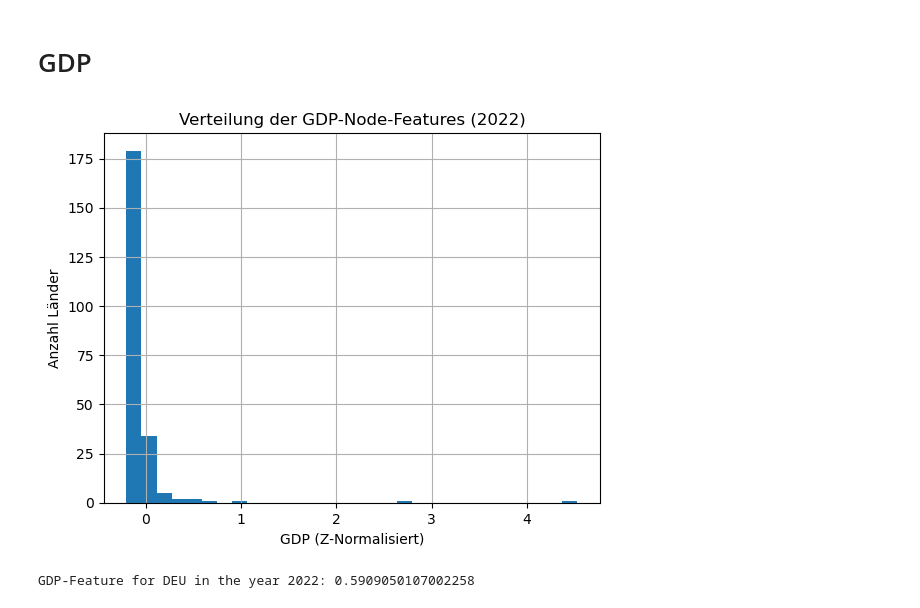
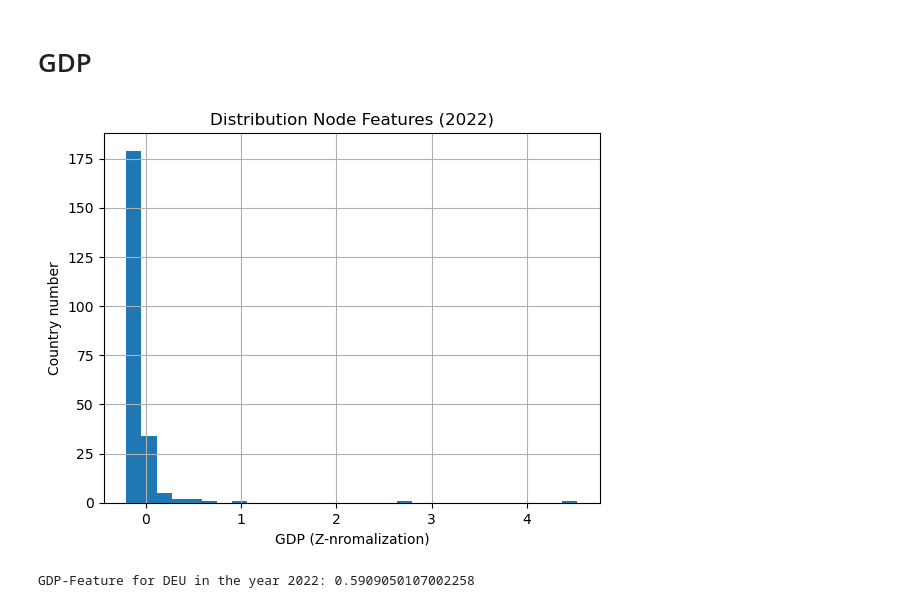
Before and after one commit to samrauh/dlss-project, a Jupyter notebook: data_collection/economics/Deep Learning Projekt economics.ipynb, the cells around one changed output. Drawn from its saved outputs; the diff is of its cells as text; code cells hidden in the pictures.

```diff
--- a/data_collection/economics/Deep Learning Projekt economics.ipynb
+++ b/data_collection/economics/Deep Learning Projekt economics.ipynb
@@ -182,15 +182,15 @@ df_gdp = df_gdp.dropna()
 # %%
 import matplotlib.pyplot as plt
 
 values = graphs[2015].x.squeeze().numpy()
 plt.hist(values, bins=30)
-plt.title("Verteilung der GDP-Node-Features (2022)")
-plt.xlabel("GDP (Z-Normalisiert)")
-plt.ylabel("Anzahl Länder")
+plt.title("Distribution Node Features (2022)")
+plt.xlabel("GDP (Z-nromalization)")
+plt.ylabel("Country number")
 plt.grid(True)
 plt.show()
 # %% [output]
-[figure, old version]
+[figure, new version]
 # %%
 iso = "DEU"
 year = 2022
```
Also changed, not shown: parts of 1 cell of this notebook.
